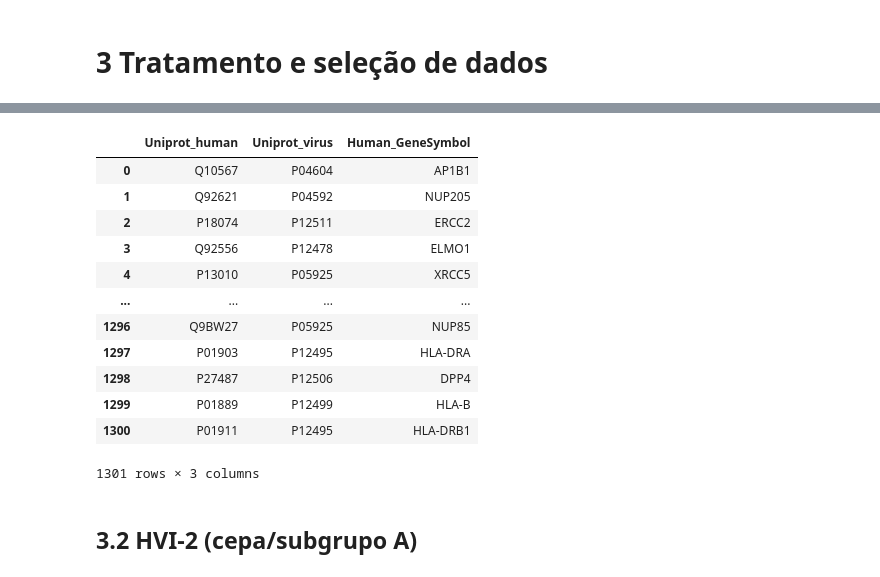
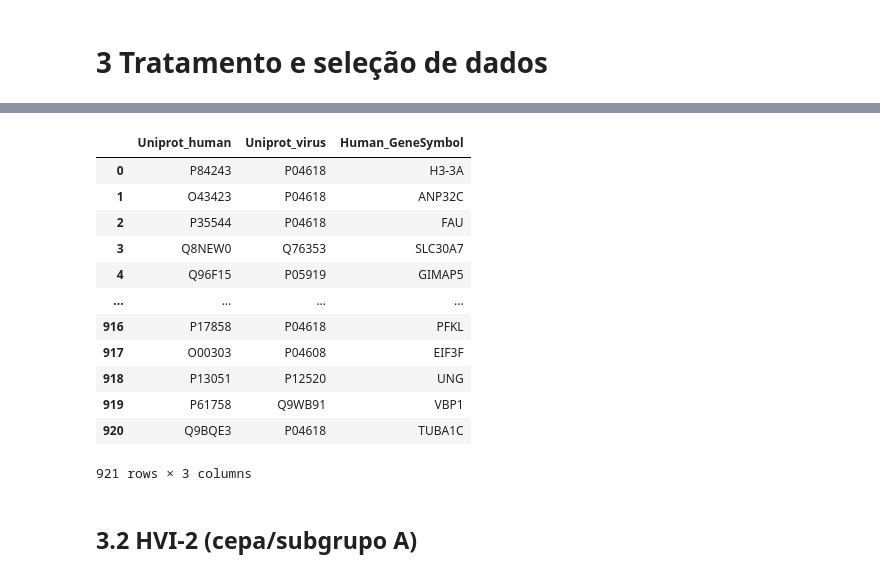
Before and after one commit to strawndri/ic-drug-repurposing, a Jupyter notebook: notebook.ipynb, the cells around one changed output, grey strips where cells are left out. Cells and saved outputs as stored; diff of their text form; code cells hidden in the pictures.

```diff
--- a/notebook.ipynb
+++ b/notebook.ipynb
@@ -161,22 +143,25 @@ dtype: int64
+# %%
+selecao = (ppi_human_virus['Short'] == 'HIV-1') & ppi_human_virus['Interaction_Type'].isin(['direct interaction', 'association'])
+ppi_hiv1MB = ppi_human_virus[selecao]
 # %%
-ppi_hiv1MD.reset_index(inplace=True)
-ppi_hiv1MD = ppi_hiv1MD[['Uniprot_human', 'Uniprot_virus', 'Human_GeneSymbol']]
+ppi_hiv1MB.reset_index(inplace=True)
+ppi_hiv1MB = ppi_hiv1MB[['Uniprot_human', 'Uniprot_virus', 'Human_GeneSymbol']]
 
-ppi_hiv1MD
+ppi_hiv1MB
 # %% [output]
 |  | Uniprot_human | Uniprot_virus | Human_GeneSymbol |
-| 0 | Q10567 | P04604 | AP1B1 |
-| 1 | Q92621 | P04592 | NUP205 |
-| 2 | P18074 | P12511 | ERCC2 |
-| 3 | Q92556 | P12478 | ELMO1 |
-| 4 | P13010 | P05925 | XRCC5 |
+| 0 | P84243 | P04618 | H3-3A |
+| 1 | O43423 | P04618 | ANP32C |
+| 2 | P35544 | P04618 | FAU |
+| 3 | Q8NEW0 | Q76353 | SLC30A7 |
+| 4 | Q96F15 | P05919 | GIMAP5 |
 | ... | ... | ... | ... |
-| 1296 | Q9BW27 | P05925 | NUP85 |
-| 1297 | P01903 | P12495 | HLA-DRA |
-| 1298 | P27487 | P12506 | DPP4 |
-| 1299 | P01889 | P12499 | HLA-B |
-| 1300 | P01911 | P12495 | HLA-DRB1 |
+| 916 | P17858 | P04618 | PFKL |
+| 917 | O00303 | P04608 | EIF3F |
+| 918 | P13051 | P12520 | UNG |
+| 919 | P61758 | Q9WB91 | VBP1 |
+| 920 | Q9BQE3 | P04618 | TUBA1C |
-1301 rows × 3 columns
+921 rows × 3 columns
 # %% [markdown]
 ## 3.2 HVI-2 (cepa/subgrupo A)
 # %%
```
Also changed, not shown: parts of 29 cells of this notebook.
